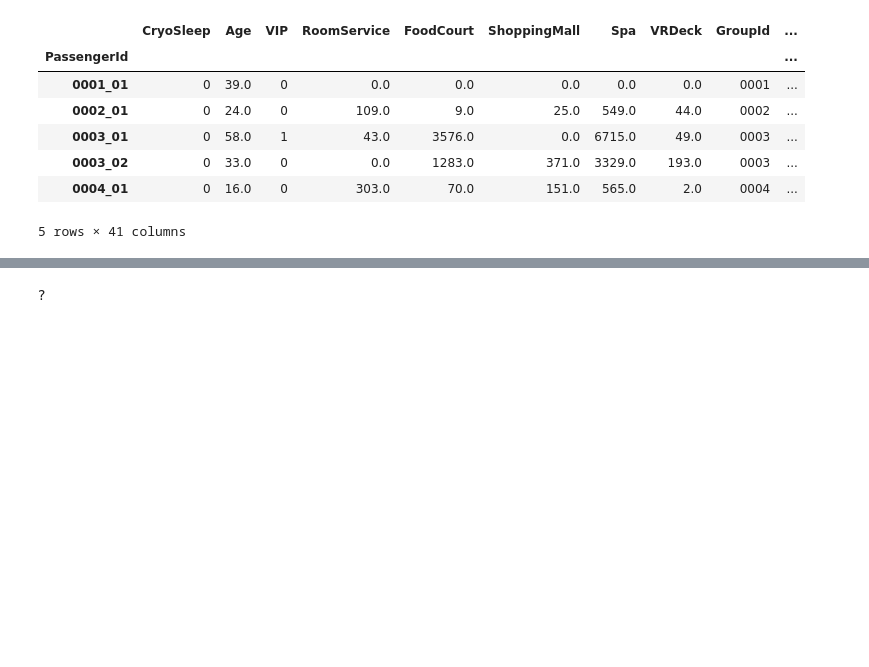
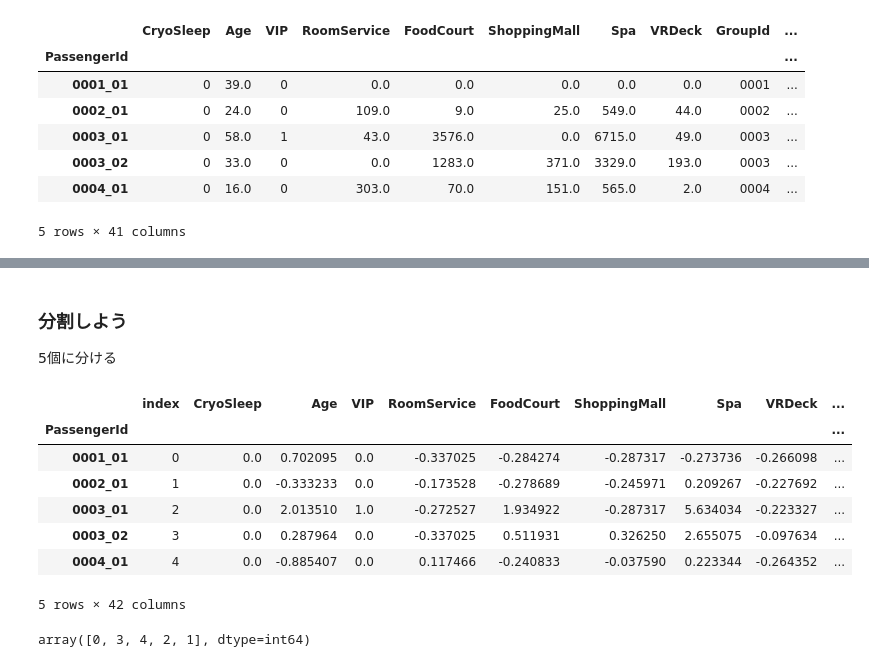
Before and after one commit to Ryo-Suzukii/spaceship_titanic, a Jupyter notebook: main.ipynb, the cells around one changed output, grey strips where cells are left out. Drawn from its saved outputs; the diff is of its cells as text; code cells hidden in the pictures; blank space fills up the shorter version.

```diff
--- a/main.ipynb
+++ b/main.ipynb
@@ -415,2 +482,3 @@ train_df.head()
 # %% [markdown]
-?
+### 分割しよう
+5個に分ける
@@ -428,0 +485,27 @@ def impute_missing_using_knn(df,numeric_cols,has_labels=False):
+# %%
+train_df = train_df.reset_index()
+
+# kfoldカラムの追加
+train_df["kfold"] = -1
+kf = model_selection.KFold(n_splits=5,random_state=42,shuffle=True)
+
+for idx, (_,val_idx) in enumerate(kf.split(train_df)):
+    train_df.loc[val_idx,"kfold"] = idx
+
+#PassengerIdをIndexにする
+train_df = train_df.set_index("PassengerId")
+train_df.head()
+# %% [output]
+|  | index | CryoSleep | Age | VIP | RoomService | FoodCourt | ShoppingMall | Spa | VRDeck | ... |
+| PassengerId |  |  |  |  |  |  |  |  |  | ... |
+| 0001_01 | 0 | 0.0 | 0.702095 | 0.0 | -0.337025 | -0.284274 | -0.287317 | -0.273736 | -0.266098 | ... |
+| 0002_01 | 1 | 0.0 | -0.333233 | 0.0 | -0.173528 | -0.278689 | -0.245971 | 0.209267 | -0.227692 | ... |
+| 0003_01 | 2 | 0.0 | 2.013510 | 1.0 | -0.272527 | 1.934922 | -0.287317 | 5.634034 | -0.223327 | ... |
+| 0003_02 | 3 | 0.0 | 0.287964 | 0.0 | -0.337025 | 0.511931 | 0.326250 | 2.655075 | -0.097634 | ... |
+| 0004_01 | 4 | 0.0 | -0.885407 | 0.0 | 0.117466 | -0.240833 | -0.037590 | 0.223344 | -0.264352 | ... |
+5 rows × 42 columns
+# %%
+train_df["kfold"].unique()
+#5個に分けられた！やった～
+# %% [output]
+array([0, 3, 4, 2, 1], dtype=int64)
```
Also changed, not shown: parts of 16 cells of this notebook.
